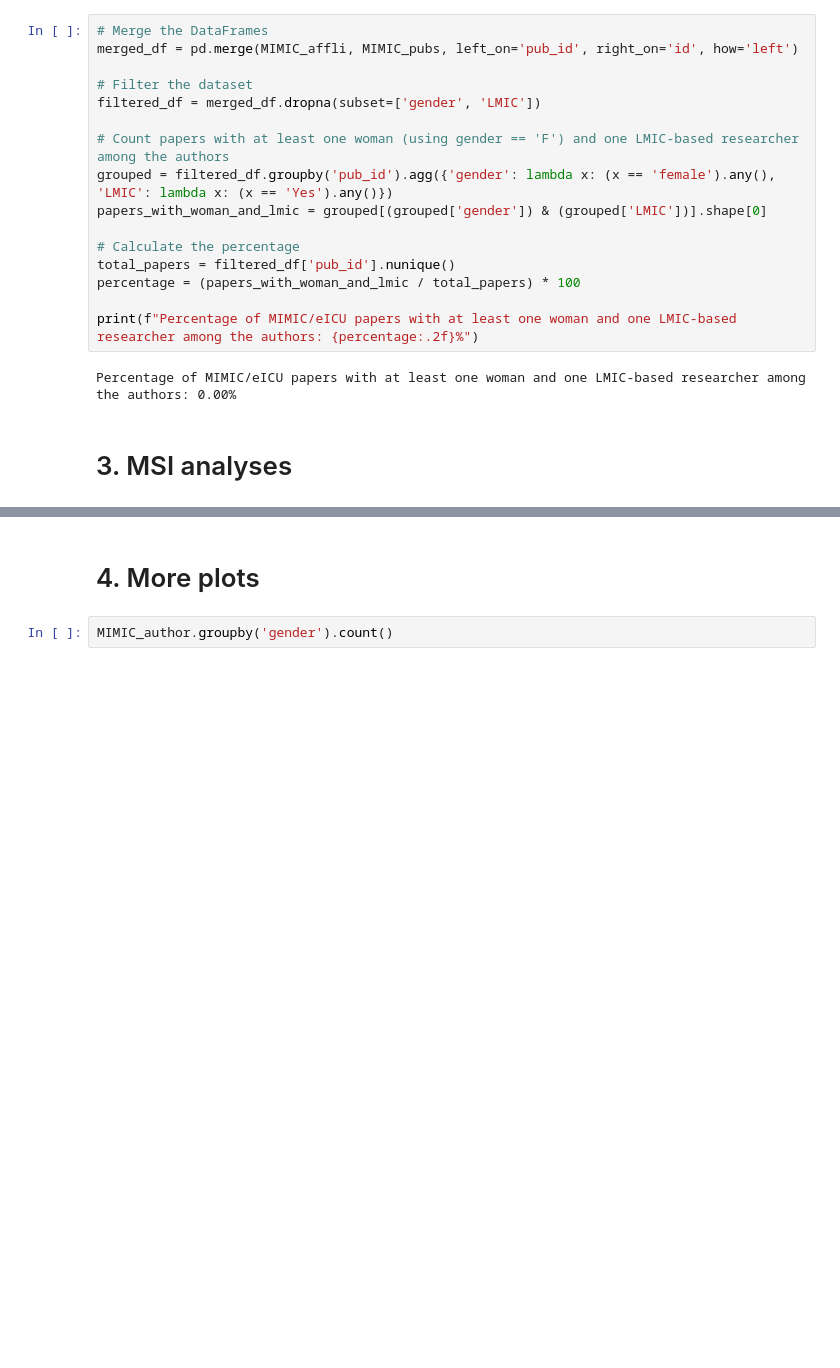
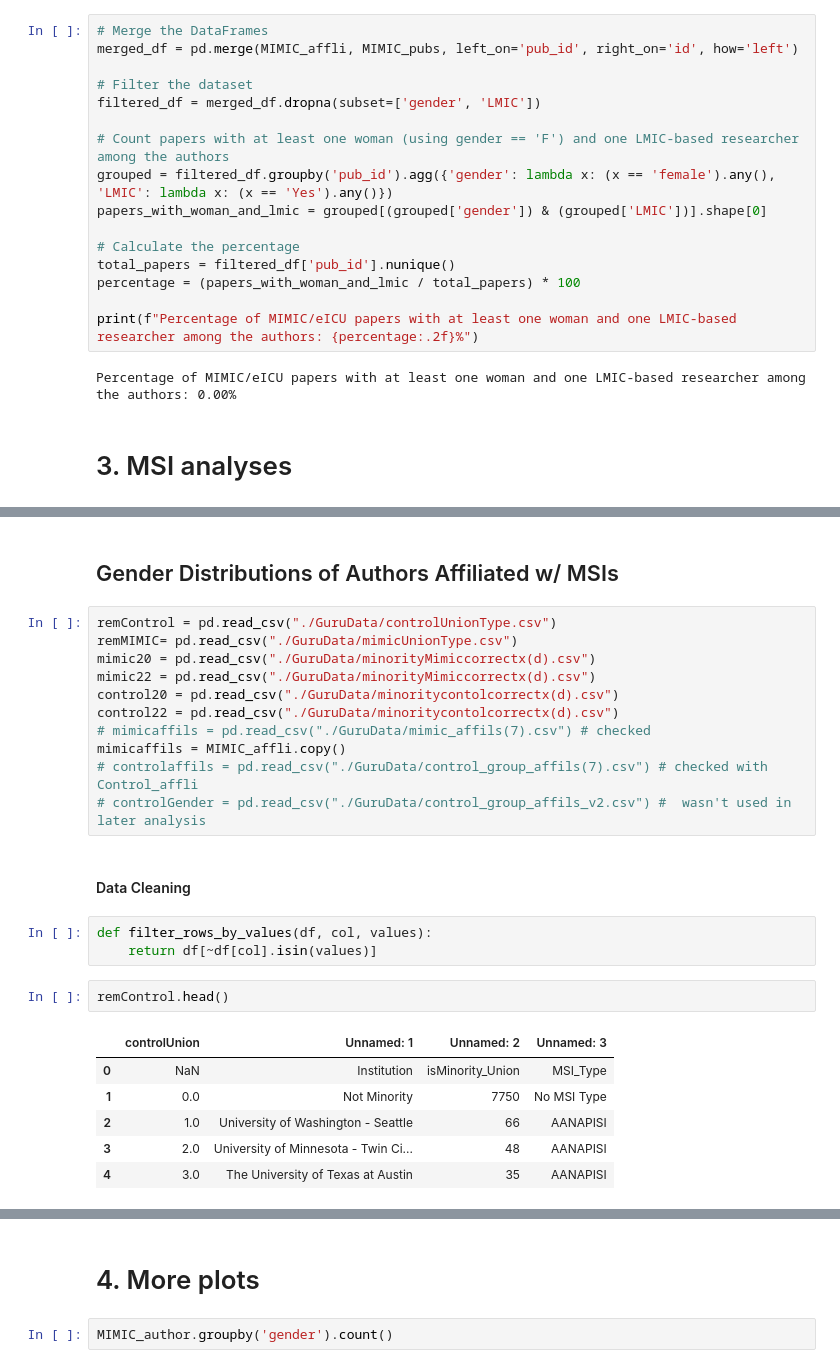
Before and after one commit to anpetushkov/OpenVsPrivateDatasets, a Jupyter notebook: OpenVsPrivateDataMaster.ipynb, the cells around one changed output, grey strips where cells are left out. Drawn from its saved outputs; the diff is of its cells as text; blank space fills up the shorter version.

```diff
--- a/OpenVsPrivateDataMaster.ipynb
+++ b/OpenVsPrivateDataMaster.ipynb
@@ -1940,0 +2155,27 @@ Percentage of MIMIC/eICU papers with at least one woman and one LMIC-based resea
+# %% [markdown]
+## Gender Distributions of Authors Affiliated w/ MSIs
+# %%
+remControl = pd.read_csv("./GuruData/controlUnionType.csv")
+remMIMIC= pd.read_csv("./GuruData/mimicUnionType.csv")
+mimic20 = pd.read_csv("./GuruData/minorityMimiccorrectx(d).csv")
+mimic22 = pd.read_csv("./GuruData/minorityMimiccorrectx(d).csv")
+control20 = pd.read_csv("./GuruData/minoritycontolcorrectx(d).csv")
+control22 = pd.read_csv("./GuruData/minoritycontolcorrectx(d).csv")
+# mimicaffils = pd.read_csv("./GuruData/mimic_affils(7).csv") # checked
+mimicaffils = MIMIC_affli.copy()
+# controlaffils = pd.read_csv("./GuruData/control_group_affils(7).csv") # checked with Control_affli
+# controlGender = pd.read_csv("./GuruData/control_group_affils_v2.csv") #  wasn't used in later analysis
+# %% [markdown]
+#### Data Cleaning
+# %%
+def filter_rows_by_values(df, col, values):
+    return df[~df[col].isin(values)]
+# %%
+remControl.head()
+# %% [output]
+|  | controlUnion | Unnamed: 1 | Unnamed: 2 | Unnamed: 3 |
+| 0 | NaN | Institution | isMinority_Union | MSI_Type |
+| 1 | 0.0 | Not Minority | 7750 | No MSI Type |
+| 2 | 1.0 | University of Washington - Seattle | 66 | AANAPISI |
+| 3 | 2.0 | University of Minnesota - Twin Ci... | 48 | AANAPISI |
+| 4 | 3.0 | The University of Texas at Austin | 35 | AANAPISI |
```
Also changed, not shown: parts of 72 cells of this notebook, 24 other files.
